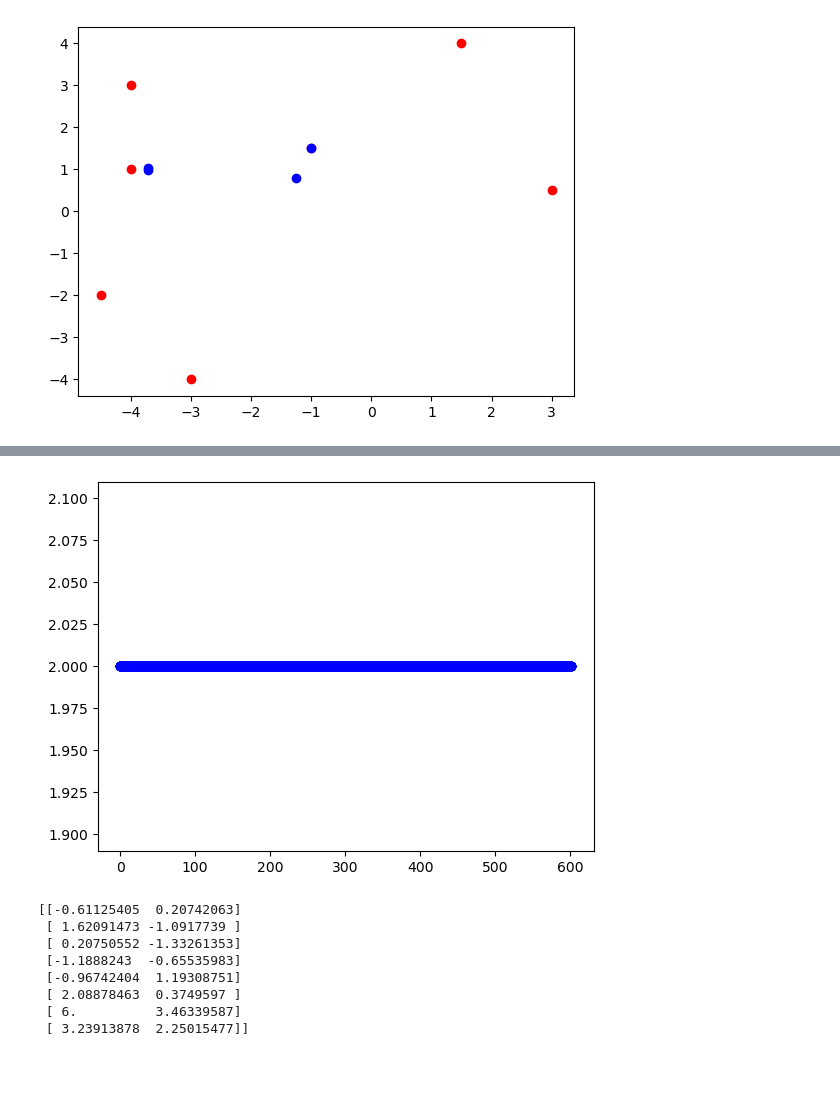
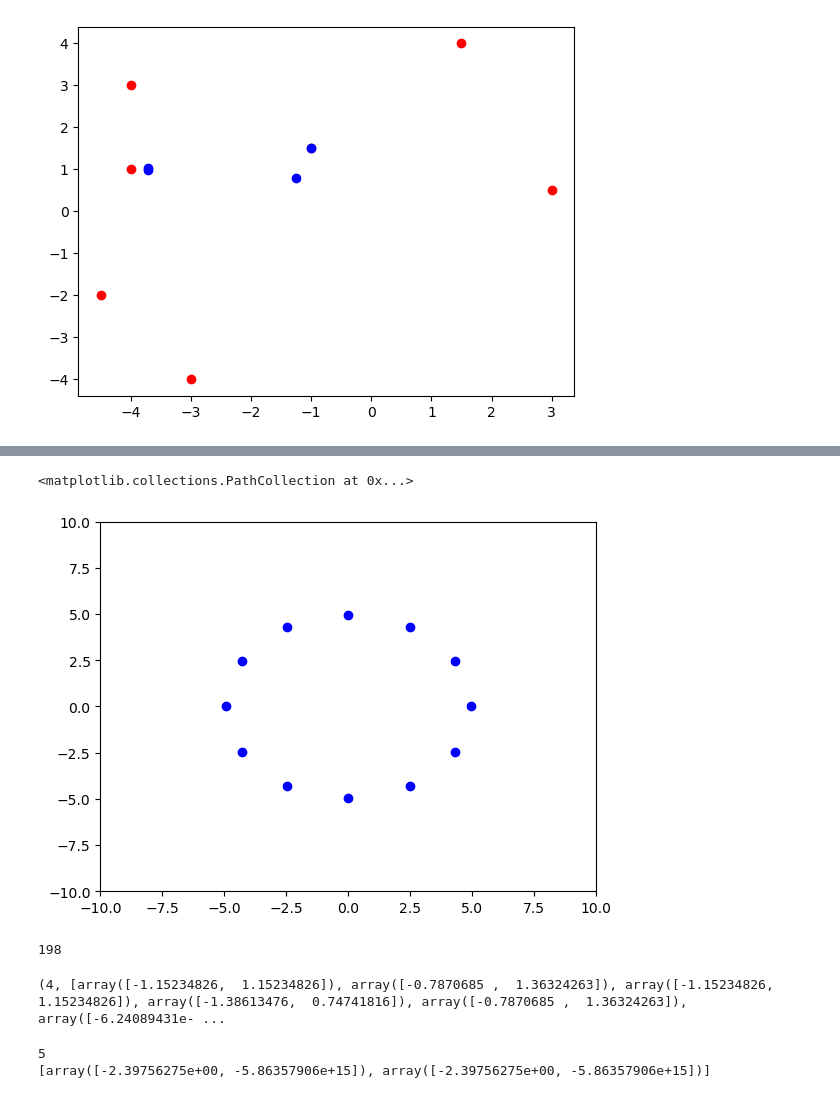
Before and after one commit to ChrisAshtonLee/Tukey, a Jupyter notebook: TukeyMedian.ipynb, the cells around one changed output, grey strips where cells are left out. Drawn from its saved outputs; the diff is of its cells as text; code cells hidden in the pictures; blank space fills up the shorter version.

```diff
--- a/TukeyMedian.ipynb
+++ b/TukeyMedian.ipynb
@@ -487,0 +581,8 @@ print(right)
+# %%
+x = Xhist[0][N[0]]
+#print(x)
+modx = x[0:5]
+#print(modx)
+point,left, right,goodlm,goodlb,goodrm,goodrb,setmin,r2tested= attackerTarget(modx)
+#point = attackerTarget(modx)
+print(point)
@@ -679,18 +825,28 @@ print(np.arange(5))
-# %%
-fig, ax = plt.subplots()
-x = np.arange(len(Xhist))
-for i in range(len(X)):
-    ax.scatter(x,TM[i], c='b')
-# %% [output]
-[figure, removed]
-# %%
-print(Xhist[100])
-# %% [output]
-[[-0.61125405  0.20742063]
- [ 1.62091473 -1.0917739 ]
- [ 0.20750552 -1.33261353]
- [-1.1888243  -0.65535983]
- [-0.96742404  1.19308751]
- [ 2.08878463  0.3749597 ]
- [ 6.          3.46339587]
- [ 3.23913878  2.25015477]]
+# %%
+fig, ax = plt.subplots()
+ax.set_xlim(-10,10);
+ax.set_ylim(-10,10);
+ax.scatter(Xhist[0][:,0],Xhist[0][:,1], c = 'b')
+#ax.scatter(v[:,0],v[:,1],c ='g')
+# %% [output]
+<matplotlib.collections.PathCollection at 0x...>
+[figure, added]
+# %%
+ind = TM.index(5)
+print(ind)
+# %% [output]
+198
+# %%
+print(TukeyMedian2(Xhist[50]))
+temp = Xhist[50]
+df = pd.DataFrame(temp)
+df.to_csv("D:\School\Cirens\Xhist.csv")
+# %% [output]
+(4, [array([-1.15234826,  1.15234826]), array([-0.7870685 ,  1.36324263]), array([-1.15234826,  1.15234826]), array([-1.38613476,  0.74741816]), array([-0.7870685 ,  1.36324263]), array([-6.24089431e- ...
+# %%
+depth,verts = TukeyMedian2(Xhist[198])
+print(depth)
+print(verts)
+# %% [output]
+5
+[array([-2.39756275e+00, -5.86357906e+15]), array([-2.39756275e+00, -5.86357906e+15])]
```
Also changed, not shown: parts of 20 cells of this notebook.
